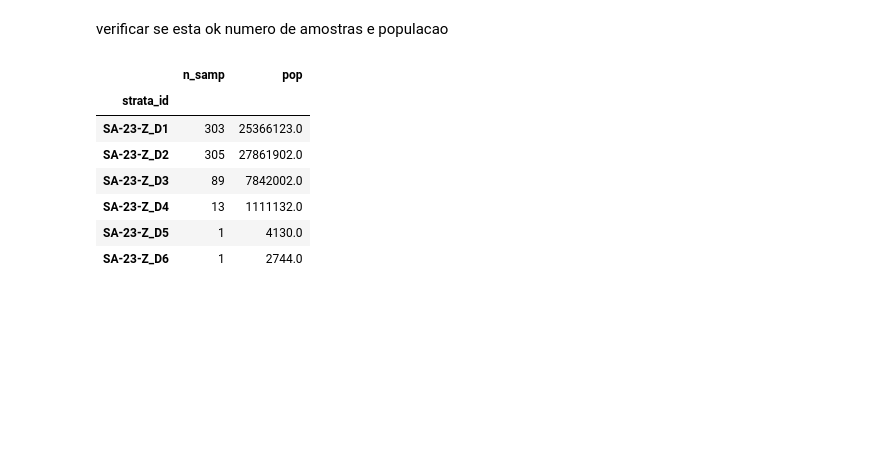
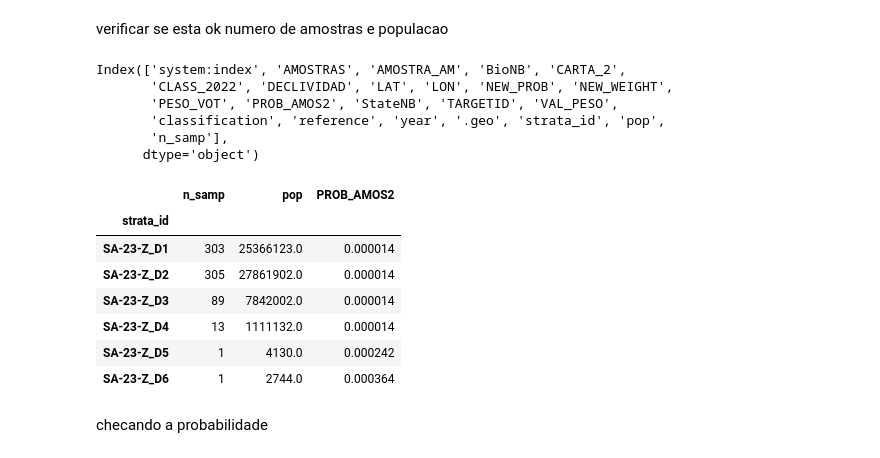
Before and after one commit to LambdaGeo/acuracia_slz, a Jupyter notebook: acuracia_sa23z.ipynb, the cells around one changed output. Cells and saved outputs as stored; diff of their text form; code cells hidden in the pictures; blank space fills up the shorter version.

```diff
--- a/acuracia_sa23z.ipynb
+++ b/acuracia_sa23z.ipynb
@@ -148,15 +148,26 @@ df_acc.head()
 5 rows × 23 columns
 # %% [markdown]
 verificar se esta ok numero de amostras e populacao
+# %%
+df_acc.columns
+# %% [output]
+Index(['system:index', 'AMOSTRAS', 'AMOSTRA_AM', 'BioNB', 'CARTA_2',
+       'CLASS_2022', 'DECLIVIDAD', 'LAT', 'LON', 'NEW_PROB', 'NEW_WEIGHT',
+       'PESO_VOT', 'PROB_AMOS2', 'StateNB', 'TARGETID', 'VAL_PESO',
+       'classification', 'reference', 'year', '.geo', 'strata_id', 'pop',
+       'n_samp'],
+      dtype='object')
 # %%
-df_contagem = df_acc.groupby("strata_id")[['n_samp','pop']].first()
+df_contagem = df_acc.groupby("strata_id")[['n_samp','pop', 'PROB_AMOS2']].first()
 df_contagem
 # %% [output]
-|  | n_samp | pop |
-| strata_id |  |  |
-| SA-23-Z_D1 | 303 | 25366123.0 |
-| SA-23-Z_D2 | 305 | 27861902.0 |
-| SA-23-Z_D3 | 89 | 7842002.0 |
-| SA-23-Z_D4 | 13 | 1111132.0 |
-| SA-23-Z_D5 | 1 | 4130.0 |
-| SA-23-Z_D6 | 1 | 2744.0 |
+|  | n_samp | pop | PROB_AMOS2 |
+| strata_id |  |  |  |
+| SA-23-Z_D1 | 303 | 25366123.0 | 0.000014 |
+| SA-23-Z_D2 | 305 | 27861902.0 | 0.000014 |
+| SA-23-Z_D3 | 89 | 7842002.0 | 0.000014 |
+| SA-23-Z_D4 | 13 | 1111132.0 | 0.000014 |
+| SA-23-Z_D5 | 1 | 4130.0 | 0.000242 |
+| SA-23-Z_D6 | 1 | 2744.0 | 0.000364 |
+# %% [markdown]
+checando a probabilidade
```
Also changed, not shown: parts of 45 cells of this notebook.
